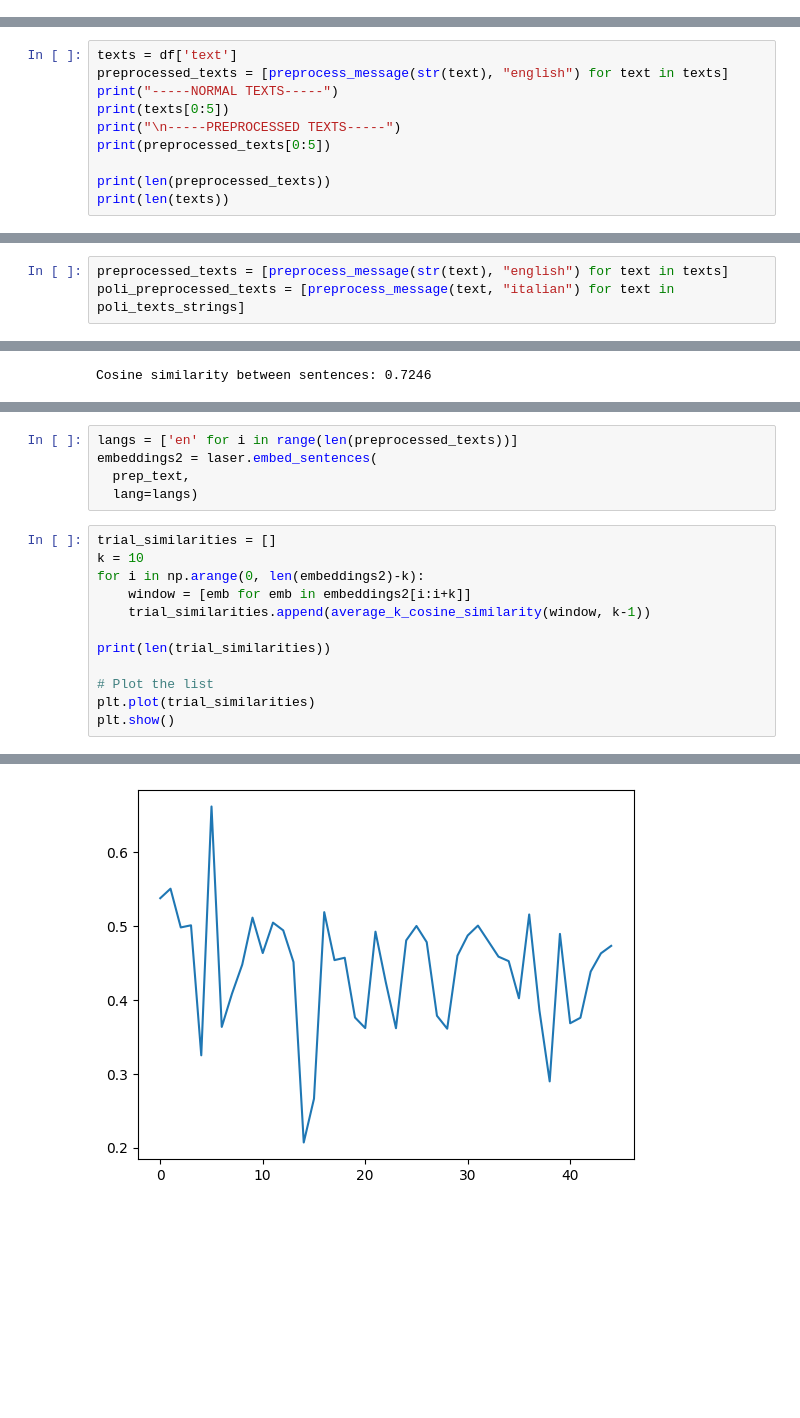
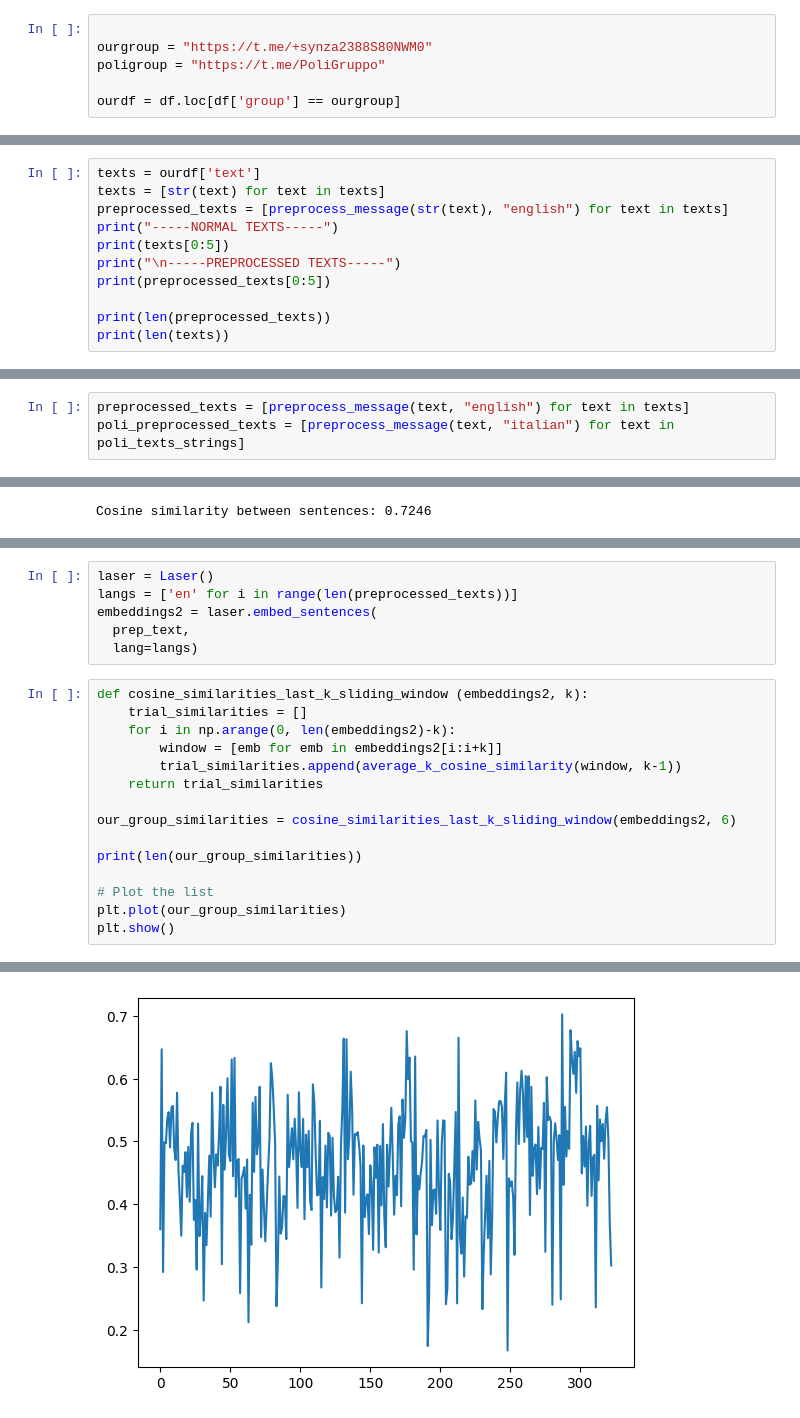
Before and after one commit to amirmosio/telegram-event-detection, a Jupyter notebook: Plotting_data.ipynb, the cells around one changed output, grey strips where cells are left out. Drawn from its saved outputs; the diff is of its cells as text; blank space fills up the shorter version.

Commit message:
Last k average cosin similarities

```diff
--- a/Plotting_data.ipynb
+++ b/Plotting_data.ipynb
@@ -90,7 +72,14 @@ df.loc[df['reactions'] > 0]
+# %%
+
+ourgroup = "https://t.me/+synza2388S80NWM0"
+poligroup = "https://t.me/PoliGruppo"
+
+ourdf = df.loc[df['group'] == ourgroup]
 # %% [markdown]
 **Laser Embedding**
 # %%
-texts = df['text']
+texts = ourdf['text']
+texts = [str(text) for text in texts]
 preprocessed_texts = [preprocess_message(str(text), "english") for text in texts]
 print("-----NORMAL TEXTS-----")
 print(texts[0:5])
@@ -295,7 +257,7 @@ plot_and_compare_reduced_embeddings_3D(texts, poli_texts_strings, "en", "it", "O
 # %% [markdown]
 Doing the same as before using the preprocessed texts
 # %%
-preprocessed_texts = [preprocess_message(str(text), "english") for text in texts]
+preprocessed_texts = [preprocess_message(text, "english") for text in texts]
 poli_preprocessed_texts = [preprocess_message(text, "italian") for text in poli_texts_strings]
 # %%
 plot_and_compare_reduced_embeddings_2D(preprocessed_texts, poli_preprocessed_texts, "en", "it")
@@ -351,18 +314,22 @@ prep_text = preprocessed_texts
 # %%
+laser = Laser()
 langs = ['en' for i in range(len(preprocessed_texts))]
 embeddings2 = laser.embed_sentences(
   prep_text,
   lang=langs)
 # %%
-trial_similarities = []
-k = 10
-for i in np.arange(0, len(embeddings2)-k):
-    window = [emb for emb in embeddings2[i:i+k]]
-    trial_similarities.append(average_k_cosine_similarity(window, k-1))
+def cosine_similarities_last_k_sliding_window (embeddings2, k):
+    trial_similarities = []
+    for i in np.arange(0, len(embeddings2)-k):
+        window = [emb for emb in embeddings2[i:i+k]]
+        trial_similarities.append(average_k_cosine_similarity(window, k-1))
+    return trial_similarities
 
-print(len(trial_similarities))
+our_group_similarities = cosine_similarities_last_k_sliding_window(embeddings2, 6)
+
+print(len(our_group_similarities))
 
 # Plot the list
-plt.plot(trial_similarities)
+plt.plot(our_group_similarities)
 plt.show()
 # %% [output]
@@ -370,4 +337,4 @@ plt.show()
-[figure, old version]
+[figure, new version]
 # %%
 def watch_messages_in_a_range(messages, start, end):
     for i in np.arange(start, end+1):
```
Also changed, not shown: parts of 22 cells of this notebook.
